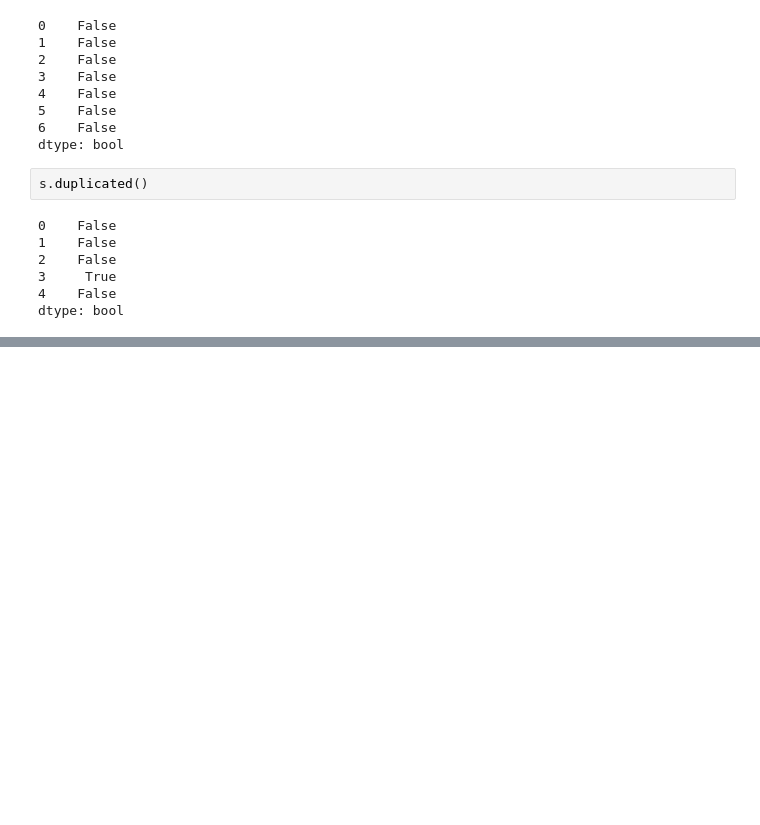
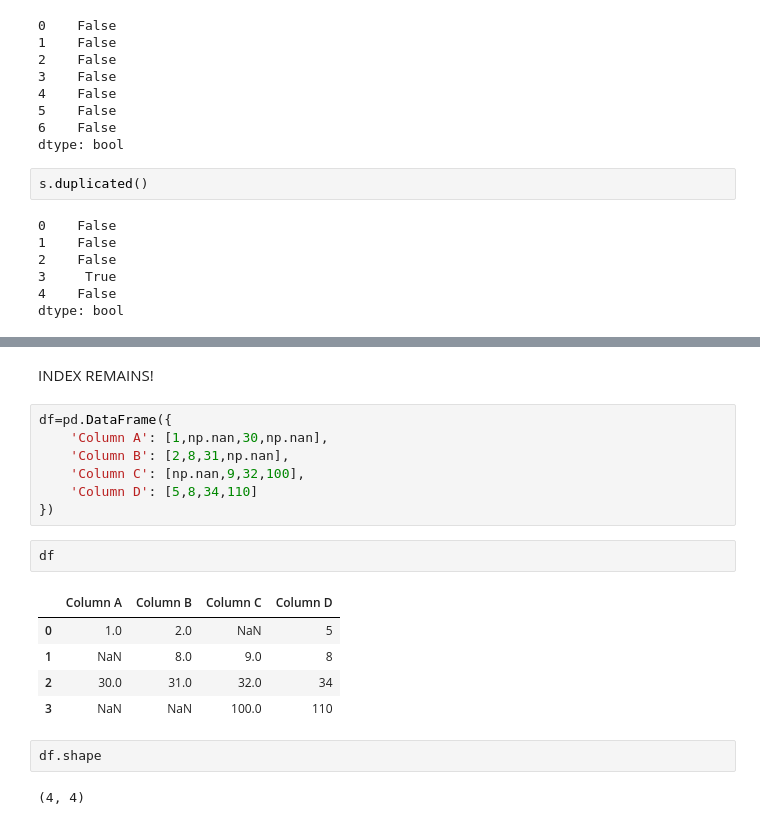
Before and after one commit to CTimBru/fcc-DAwPython, a Jupyter notebook: data_cleaning.ipynb, the cells around one changed output, grey strips where cells are left out. Saved outputs shown, nothing was run; the diff lists cells and outputs as text; blank space fills up the shorter version.

Commit message:
Data Cleaning

```diff
--- a/data_cleaning.ipynb
+++ b/data_cleaning.ipynb
@@ -95,0 +381,21 @@ NameError: name 'plt' is not defined
+# %% [markdown]
+INDEX REMAINS!
+# %%
+df=pd.DataFrame({
+    'Column A': [1,np.nan,30,np.nan],
+    'Column B': [2,8,31,np.nan],
+    'Column C': [np.nan,9,32,100],
+    'Column D': [5,8,34,110]
+})
+# %%
+df
+# %% [output]
+|  | Column A | Column B | Column C | Column D |
+| 0 | 1.0 | 2.0 | NaN | 5 |
+| 1 | NaN | 8.0 | 9.0 | 8 |
+| 2 | 30.0 | 31.0 | 32.0 | 34 |
+| 3 | NaN | NaN | 100.0 | 110 |
+# %%
+df.shape
+# %% [output]
+(4, 4)
```
Also changed, not shown: parts of 116 cells of this notebook.
